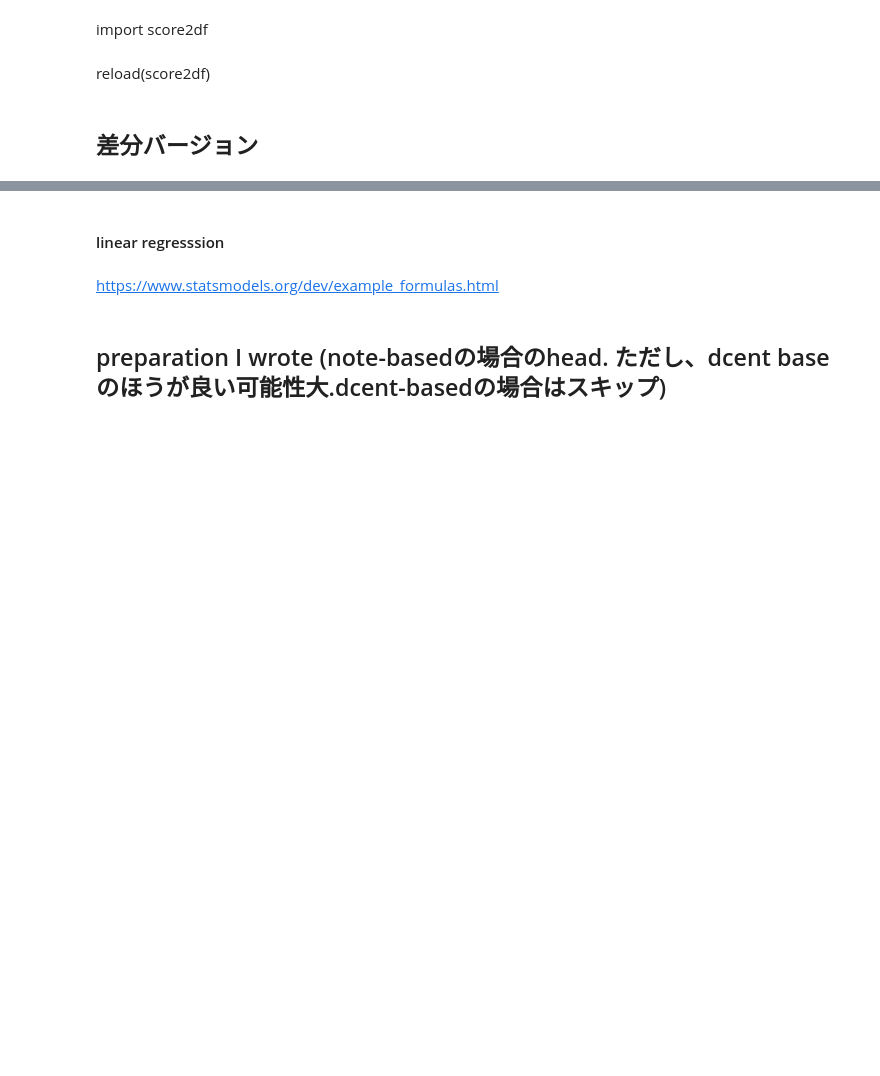
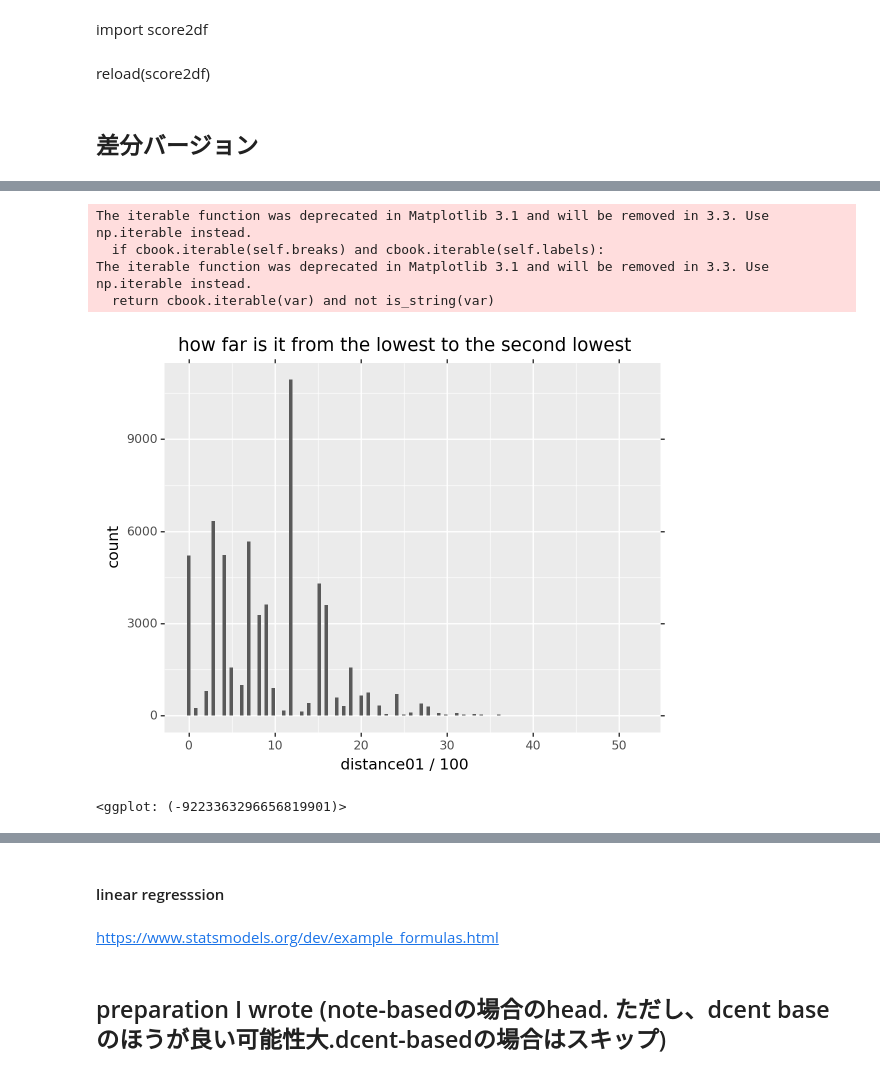
Before and after one commit to unagiinu2k/deepjazz_in_a_file, a Jupyter notebook: rnn_bach.ipynb, the cells around one changed output, grey strips where cells are left out. Cells and saved outputs as stored; diff of their text form; code cells hidden in the pictures; blank space fills up the shorter version.

```diff
--- a/rnn_bach.ipynb
+++ b/rnn_bach.ipynb
@@ -75,3 +123,18 @@ import numpy as np
+# %%
+df_scores01 = df_scores.query('n in [0,1]')
+# %%
+df_scores01 = df_scores01.assign(distance01 = df_scores.query('n in [0,1]').sort_values('n').groupby(['time' , 'file']).cent.diff())
+# %%
+df_scores01.dropna(subset = ['distance01'] , inplace =True)
+# %%
+ggplot(df_scores01 , aes(x = 'distance01 / 100') ) + geom_histogram() + ggtitle('how far is it from the lowest to the second lowest?')
+# %% [output]
+The iterable function was deprecated in Matplotlib 3.1 and will be removed in 3.3. Use np.iterable instead.
+  if cbook.iterable(self.breaks) and cbook.iterable(self.labels):
+The iterable function was deprecated in Matplotlib 3.1 and will be removed in 3.3. Use np.iterable instead.
+  return cbook.iterable(var) and not is_string(var)
+[figure, added]
+<ggplot: (-9223363296656819901)>
 # %%
 if is_discrete:
     dtype = str
```
Also changed, not shown: parts of 14 cells of this notebook, 3 other files.
